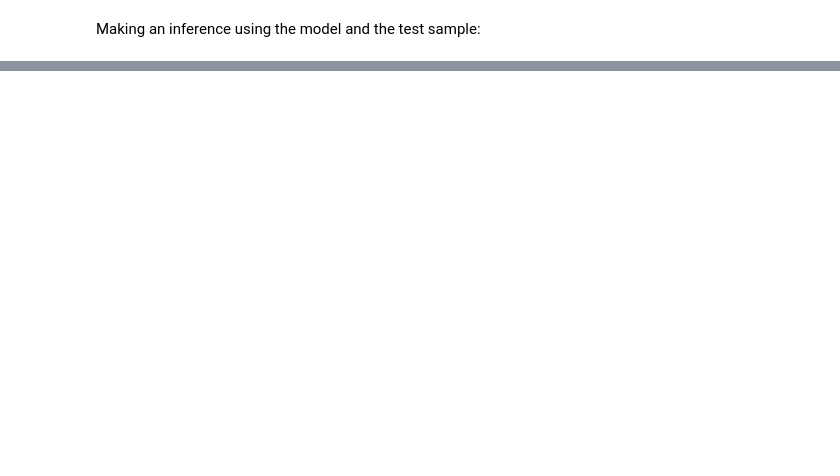
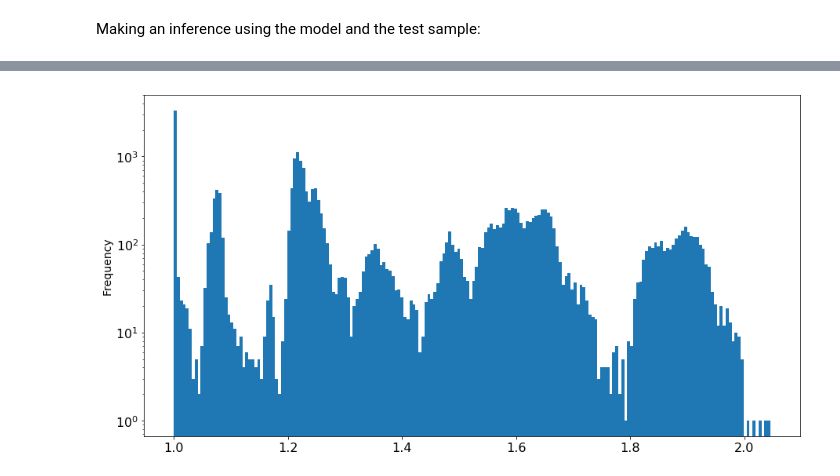
Before and after one commit to merveince92/RPCTriggerRateMonitoringWithML, a Jupyter notebook: inst_lumi_extractor.ipynb, the cells around one changed output, grey strips where cells are left out. Cells and saved outputs as stored; diff of their text form; code cells hidden in the pictures; blank space fills up the shorter version.

```diff
--- a/inst_lumi_extractor.ipynb
+++ b/inst_lumi_extractor.ipynb
@@ -970,5 +1023,7 @@ layers_test["ann_score"].plot.hist(bins=20, logy=True);
 # %%
-#layers_test["cae_score"].plot.hist(bins=200, logy=True);
+layers_test["cae_score"].plot.hist(bins=200, logy=True);
+# %% [output]
+[figure, added]
 # %%
 import itertools
 def plot_confusion_matrix(cm, classes,
```
Also changed, not shown: parts of 19 cells of this notebook.
